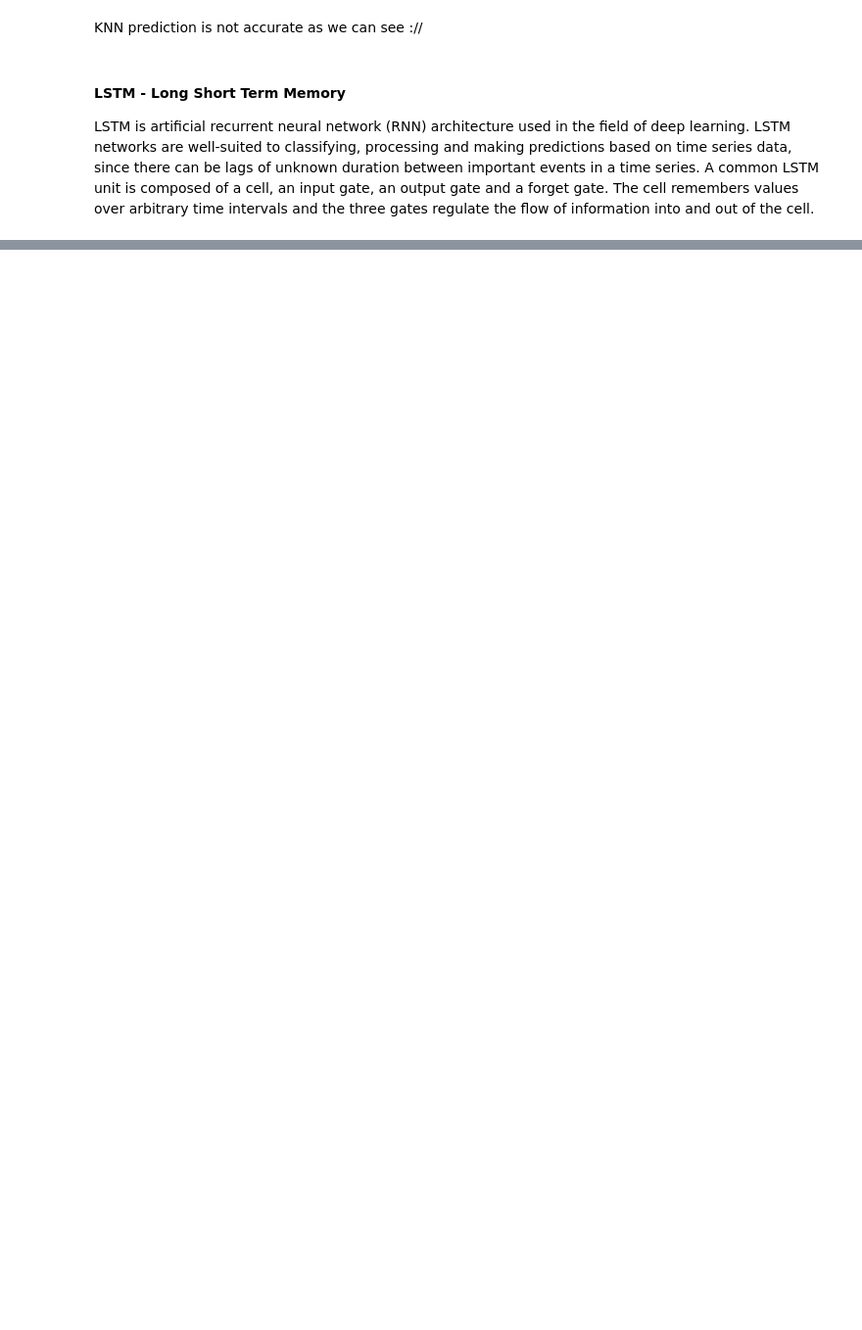
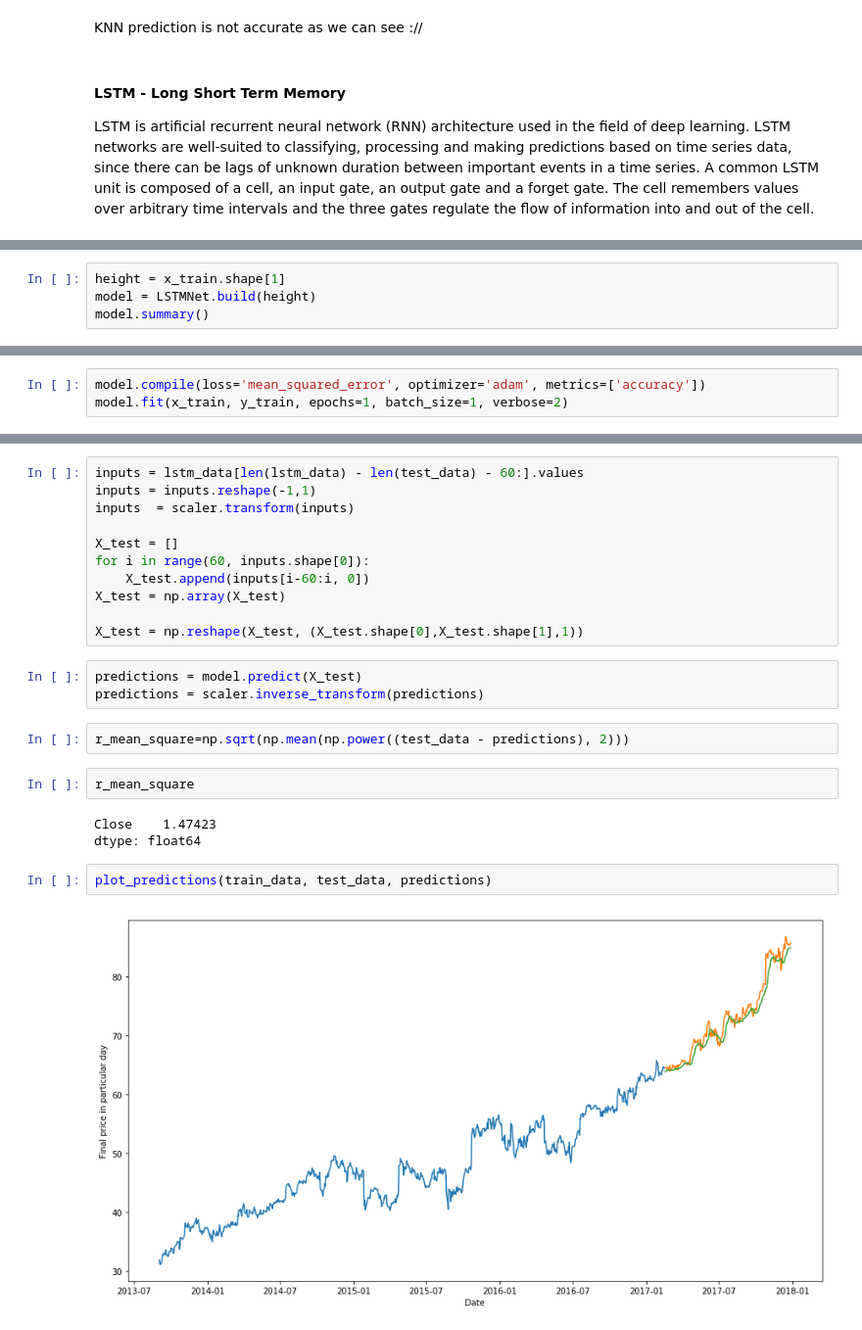
Before and after one commit to mwoss/mlflow-stock-market-example, a Jupyter notebook: stock_market_analysis.ipynb, the cells around one changed output, grey strips where cells are left out. Shown at 98% size. Cells and saved outputs as stored; diff of their text form; blank space fills up the shorter version.

```diff
--- a/stock_market_analysis.ipynb
+++ b/stock_market_analysis.ipynb
@@ -130,0 +163,4 @@ A common LSTM unit is composed of a cell, an input gate, an output gate and a fo
+# %%
+height = x_train.shape[1]
+model = LSTMNet.build(height)
+model.summary()
@@ -130,0 +181,3 @@ A common LSTM unit is composed of a cell, an input gate, an output gate and a fo
+# %%
+model.compile(loss='mean_squared_error', optimizer='adam', metrics=['accuracy'])
+model.fit(x_train, y_train, epochs=1, batch_size=1, verbose=2)
@@ -130,0 +188,25 @@ A common LSTM unit is composed of a cell, an input gate, an output gate and a fo
+# %%
+inputs = lstm_data[len(lstm_data) - len(test_data) - 60:].values
+inputs = inputs.reshape(-1,1)
+inputs  = scaler.transform(inputs)
+
+X_test = []
+for i in range(60, inputs.shape[0]):
+    X_test.append(inputs[i-60:i, 0])
+X_test = np.array(X_test)
+
+X_test = np.reshape(X_test, (X_test.shape[0],X_test.shape[1],1))
+# %%
+predictions = model.predict(X_test)
+predictions = scaler.inverse_transform(predictions)
+# %%
+r_mean_square=np.sqrt(np.mean(np.power((test_data - predictions), 2)))
+# %%
+r_mean_square
+# %% [output]
+Close    1.47423
+dtype: float64
+# %%
+plot_predictions(train_data, test_data, predictions)
+# %% [output]
+[figure, added]
```
Also changed, not shown: parts of 18 cells of this notebook.
